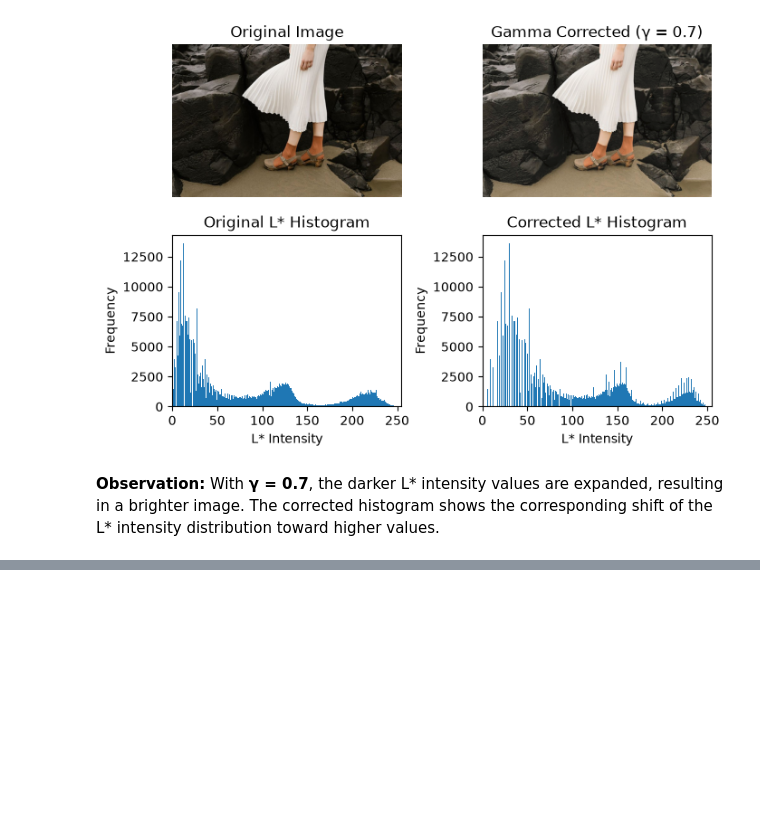
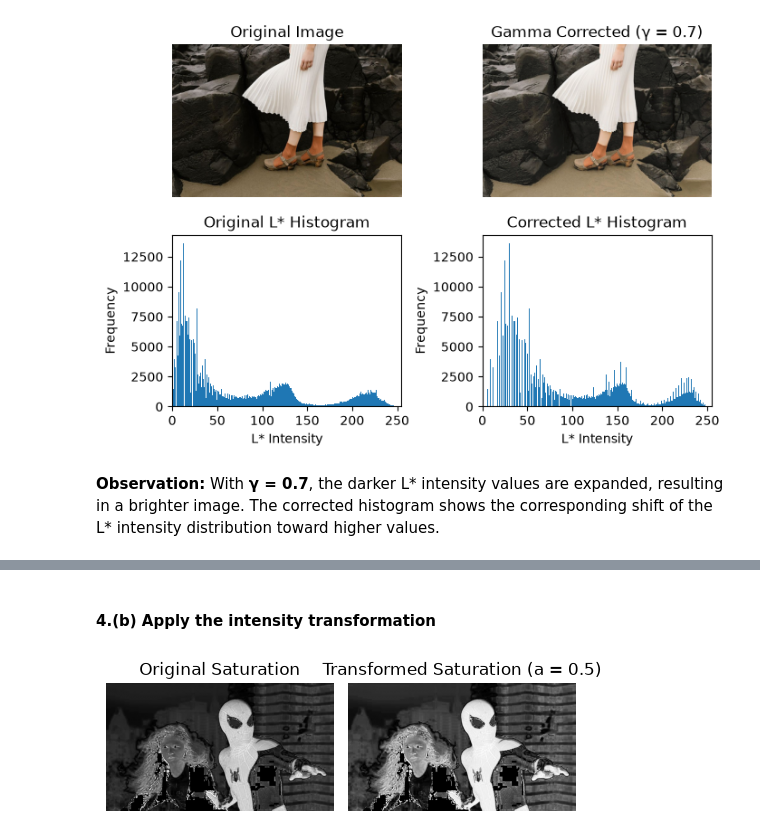
Before and after one commit to chaniruranawaka/Intensity-Transformations-and-Neighborhood-Filtering, a Jupyter notebook: A01.ipynb, the cells around one changed output, grey strips where cells are left out. Saved outputs shown, nothing was run; the diff lists cells and outputs as text; code cells hidden in the pictures; blank space fills up the shorter version.

```diff
--- a/A01.ipynb
+++ b/A01.ipynb
@@ -511,0 +549,29 @@ plt.show()
+# %% [markdown]
+#### 4.(b) Apply the intensity transformation
+# %%
+sigma = 70
+a = 0.5
+
+# Apply transformation to saturation plane
+x = S.astype(np.float32)
+
+S_new = np.minimum(
+    x + a * 128 * np.exp(-(x - 128)**2 / (2 * sigma**2)),
+    255
+).astype(np.uint8)
+
+# Display original and transformed saturation
+fig, axes = plt.subplots(1, 2, figsize=(5, 2.5))
+
+axes[0].imshow(S, cmap="gray")
+axes[0].set_title("Original Saturation")
+axes[0].axis("off")
+
+axes[1].imshow(S_new, cmap="gray")
+axes[1].set_title(f"Transformed Saturation (a = {a})")
+axes[1].axis("off")
+
+plt.tight_layout()
+plt.show()
+# %% [output]
+[figure, added]
```
Also changed, not shown: parts of 12 cells of this notebook.
